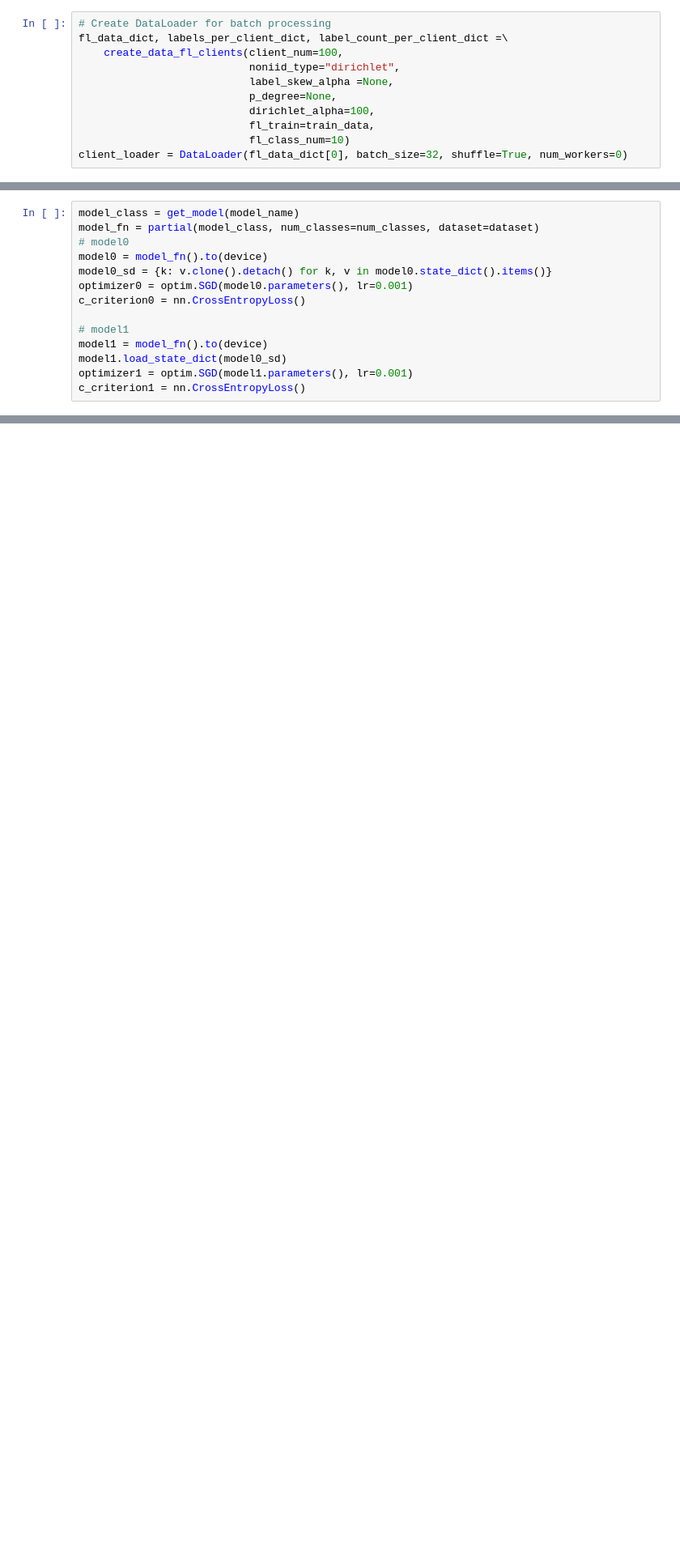
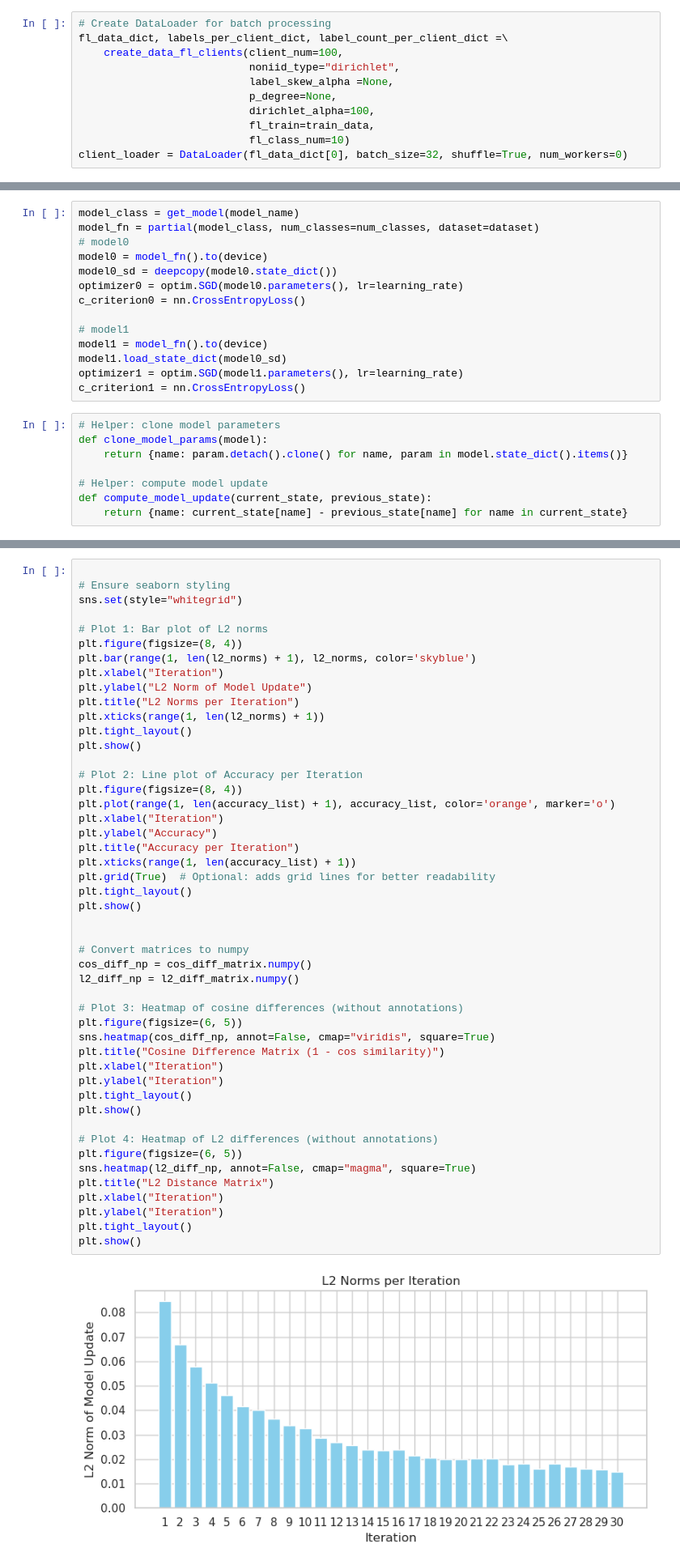
Before and after one commit to yangland/FedON, a Jupyter notebook: jupyter_notebooks/objective_definition.ipynb, the cells around one changed output, grey strips where cells are left out. Shown at 81% size. Drawn from its saved outputs; the diff is of its cells as text; blank space fills up the shorter version.

```diff
--- a/jupyter_notebooks/objective_definition.ipynb
+++ b/jupyter_notebooks/objective_definition.ipynb
@@ -78,13 +86,21 @@ model_class = get_model(model_name)
 model_fn = partial(model_class, num_classes=num_classes, dataset=dataset)
 # model0
 model0 = model_fn().to(device)
-model0_sd = {k: v.clone().detach() for k, v in model0.state_dict().items()}
-optimizer0 = optim.SGD(model0.parameters(), lr=0.001)
+model0_sd = deepcopy(model0.state_dict())
+optimizer0 = optim.SGD(model0.parameters(), lr=learning_rate)
 c_criterion0 = nn.CrossEntropyLoss()
 
 # model1
 model1 = model_fn().to(device)
 model1.load_state_dict(model0_sd)
-optimizer1 = optim.SGD(model1.parameters(), lr=0.001)
+optimizer1 = optim.SGD(model1.parameters(), lr=learning_rate)
 c_criterion1 = nn.CrossEntropyLoss()
+# %%
+# Helper: clone model parameters
+def clone_model_params(model):
+    return {name: param.detach().clone() for name, param in model.state_dict().items()}
+
+# Helper: compute model update
+def compute_model_update(current_state, previous_state):
+    return {name: current_state[name] - previous_state[name] for name in current_state}
 # %%
@@ -117,0 +169,50 @@ for iter in range(iters):
+# %%
+
+# Ensure seaborn styling
+sns.set(style="whitegrid")
+
+# Plot 1: Bar plot of L2 norms
+plt.figure(figsize=(8, 4))
+plt.bar(range(1, len(l2_norms) + 1), l2_norms, color='skyblue')
+plt.xlabel("Iteration")
+plt.ylabel("L2 Norm of Model Update")
+plt.title("L2 Norms per Iteration")
+plt.xticks(range(1, len(l2_norms) + 1))
+plt.tight_layout()
+plt.show()
+
+# Plot 2: Line plot of Accuracy per Iteration
+plt.figure(figsize=(8, 4))
+plt.plot(range(1, len(accuracy_list) + 1), accuracy_list, color='orange', marker='o')
+plt.xlabel("Iteration")
+plt.ylabel("Accuracy")
+plt.title("Accuracy per Iteration")
+plt.xticks(range(1, len(accuracy_list) + 1))
+plt.grid(True)  # Optional: adds grid lines for better readability
+plt.tight_layout()
+plt.show()
+
+
+# Convert matrices to numpy
+cos_diff_np = cos_diff_matrix.numpy()
+l2_diff_np = l2_diff_matrix.numpy()
+
+# Plot 3: Heatmap of cosine differences (without annotations)
+plt.figure(figsize=(6, 5))
+sns.heatmap(cos_diff_np, annot=False, cmap="viridis", square=True)
+plt.title("Cosine Difference Matrix (1 - cos similarity)")
+plt.xlabel("Iteration")
+plt.ylabel("Iteration")
+plt.tight_layout()
+plt.show()
+
+# Plot 4: Heatmap of L2 differences (without annotations)
+plt.figure(figsize=(6, 5))
+sns.heatmap(l2_diff_np, annot=False, cmap="magma", square=True)
+plt.title("L2 Distance Matrix")
+plt.xlabel("Iteration")
+plt.ylabel("Iteration")
+plt.tight_layout()
+plt.show()
+# %% [output]
+[figure, added]
```
Also changed, not shown: parts of 19 cells of this notebook, 1 other file.
